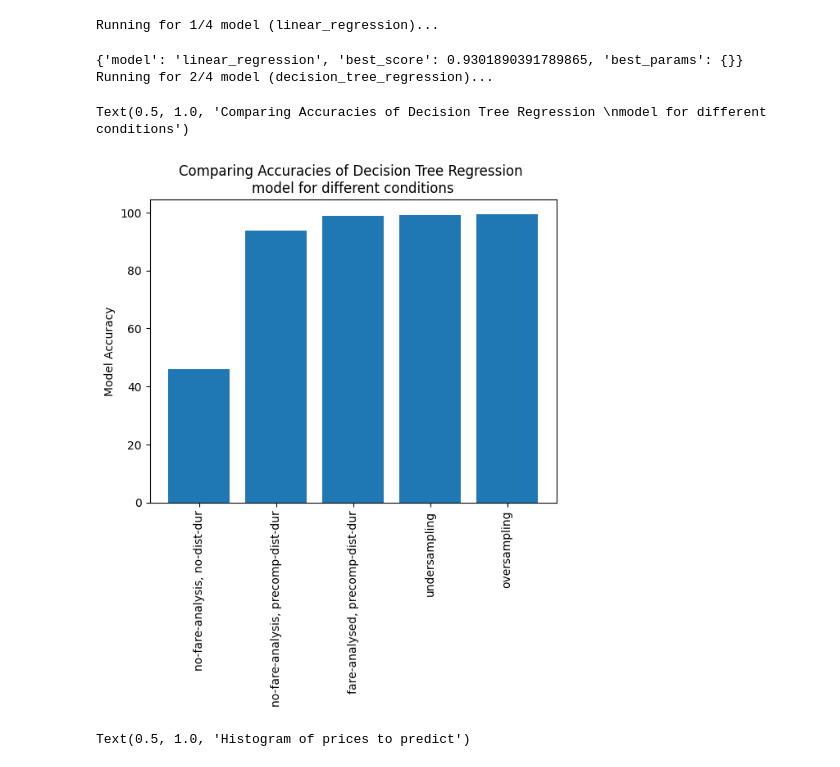
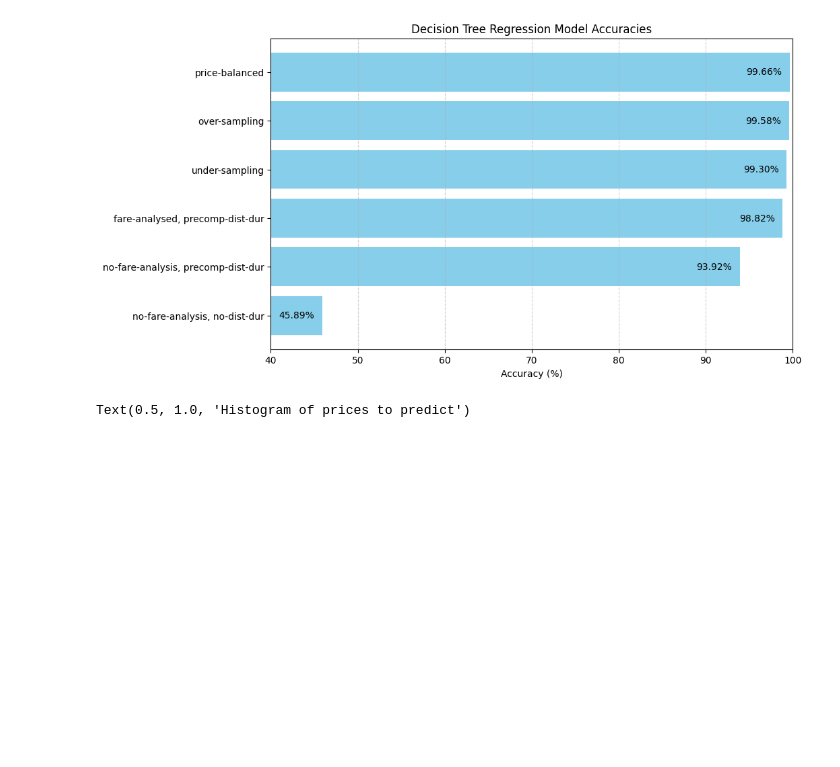
Before and after one commit to bhavya2403/TrainTripper, a Jupyter notebook: Modelling/both_df_combined.ipynb, the cells around one changed output. Drawn from its saved outputs; the diff is of its cells as text; code cells hidden in the pictures; blank space fills up the shorter version.

Commit message:
removing database link - dataframes instead, updating progress document, better graphs

```diff
--- a/Modelling/both_df_combined.ipynb
+++ b/Modelling/both_df_combined.ipynb
@@ -42,36 +41,33 @@ model_params = {
 scores = []
 
 for i, (model_name, mp) in enumerate(model_params.items()):
-    if i>1:
-        continue
-    print(f"Running for {i+1}/{len(model_params)} model ({model_name})...")
     clf = RandomizedSearchCV(mp['model'], mp['params'], cv=3, return_train_score=False, n_iter=5)
-    clf.fit(X_balanced_price, y_balanced_price)
+    clf.fit(X, y)
     joblib.dump(clf.best_estimator_, f"trained_models/{model_name}_balanced_price.pkl")
     scores.append({
         'model': model_name,
         'best_score': clf.best_score_,
         'best_params': clf.best_params_
     })
-    print(scores[-1])
 
 df = pd.DataFrame(scores,columns=['model','best_score','best_params'])
-df
-# %% [output]
-Running for 1/4 model (linear_regression)...
-{'model': 'linear_regression', 'best_score': 0.9301890391789865, 'best_params': {}}
-Running for 2/4 model (decision_tree_regression)...
 # %%
 accuracies_dt = {'no-fare-analysis, no-dist-dur': .4589, 'no-fare-analysis, precomp-dist-dur':
-    .9392, 'fare-analysed, precomp-dist-dur': .9882, 'under-sampling': .993, 'over-sampling': .9958}
+    .9392, 'fare-analysed, precomp-dist-dur': .9882, 'under-sampling': .993, 'over-sampling': .9958,
+                 'price-balanced': .9966}
-# %%
-plt.bar(accuracies_dt.keys(), pd.Series(accuracies_dt.values())*100)
-plt.xticks(rotation=90)
-plt.ylabel("Model Accuracy")
-plt.title("Comparing Accuracies of Decision Tree Regression \nmodel for different conditions")
-# %% [output]
-Text(0.5, 1.0, 'Comparing Accuracies of Decision Tree Regression \nmodel for different conditions')
-[figure, removed]
+# %%
+plt.figure(figsize=(10, 6))
+bars = plt.barh(list(accuracies_dt.keys()), pd.Series(accuracies_dt.values())*100, color='skyblue')
+plt.xlabel('Accuracy (%)')
+plt.title('Decision Tree Regression Model Accuracies')
+plt.xlim(40, 100)  # Set the x-axis limits for better visualization
+plt.grid(axis='x', linestyle='--', alpha=0.6)
+
+# Display the accuracy values on the bars with a small offset
+for bar, acc in zip(bars, pd.Series(accuracies_dt.values())*100):
+    plt.text(bar.get_width() - 5, bar.get_y() + bar.get_height()/2, f'{acc:.2f}%', color='black', va='center')
+# %% [output]
+[figure, added]
 # %%
 # under sampling
 
```
Also changed, not shown: parts of 1 cell of this notebook, 43 other files.
